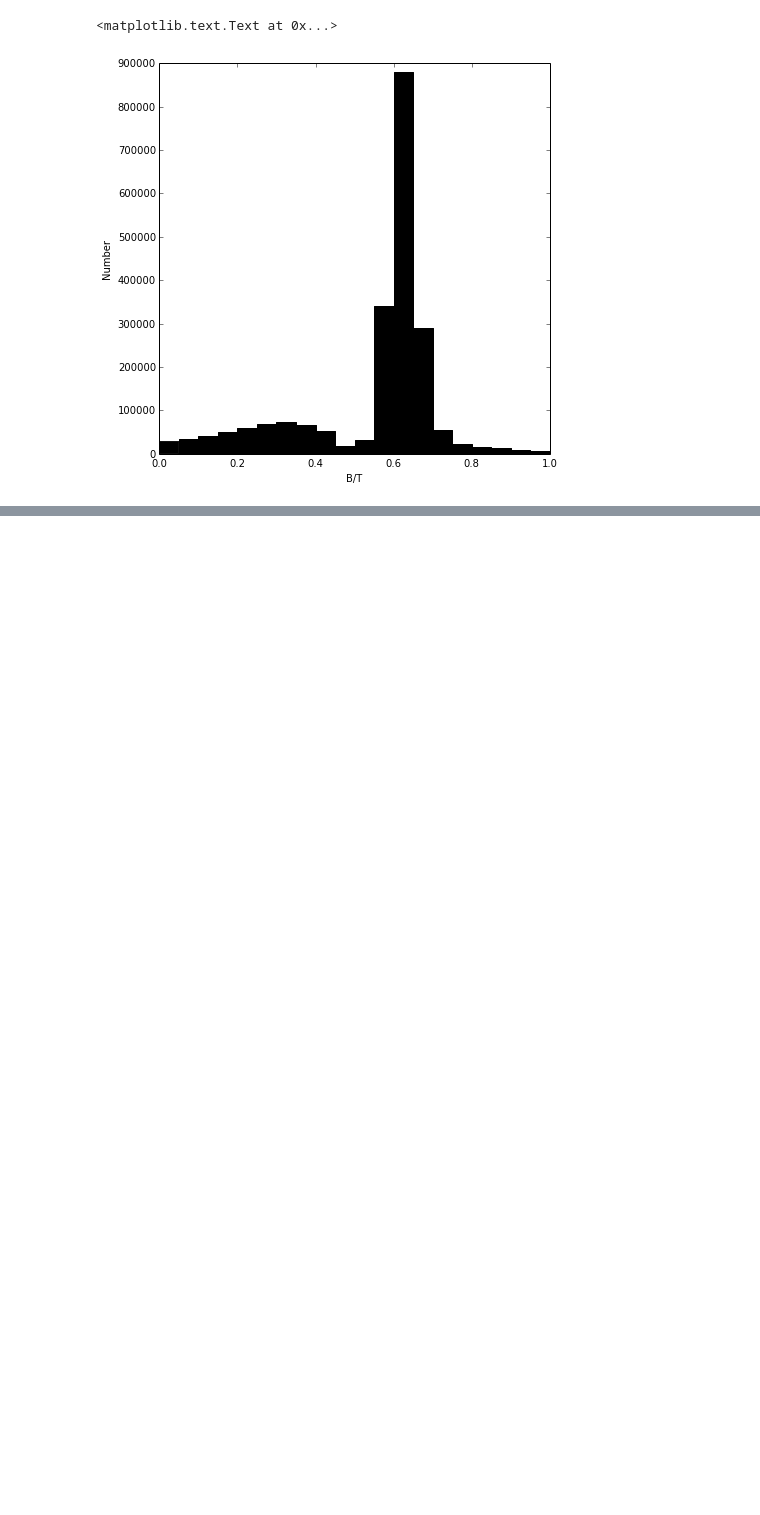
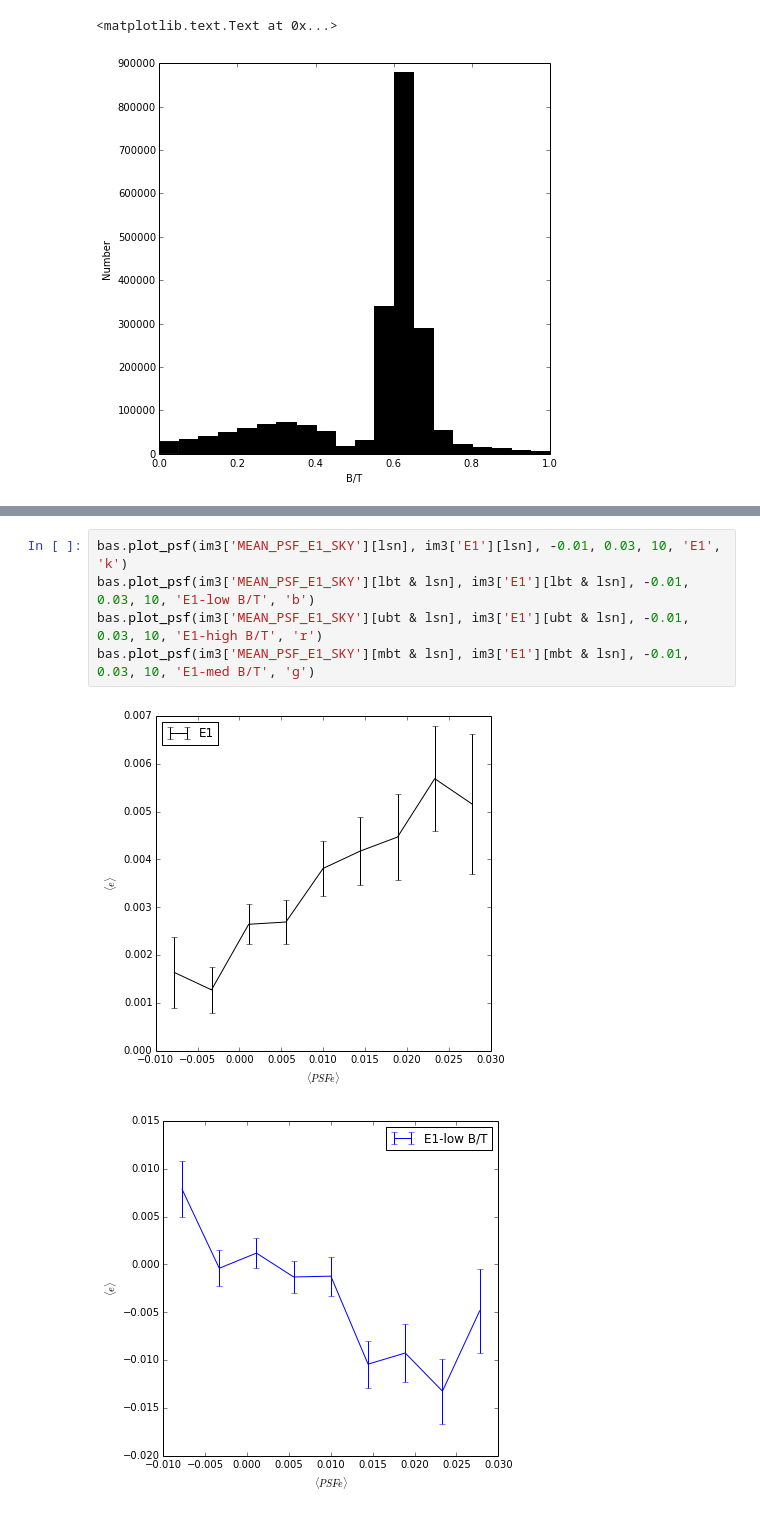
Before and after one commit to vvinuv/ipynb, a Jupyter notebook: im3shape_psf.ipynb, the cells around one changed output, grey strips where cells are left out. Drawn from its saved outputs; the diff is of its cells as text; blank space fills up the shorter version.

```diff
--- a/im3shape_psf.ipynb
+++ b/im3shape_psf.ipynb
@@ -132,0 +155,8 @@ pl.ylabel('Number')
+# %%
+bas.plot_psf(im3['MEAN_PSF_E1_SKY'][lsn], im3['E1'][lsn], -0.01, 0.03, 10, 'E1', 'k')
+bas.plot_psf(im3['MEAN_PSF_E1_SKY'][lbt & lsn], im3['E1'][lbt & lsn], -0.01, 0.03, 10, 'E1-low B/T', 'b')
+bas.plot_psf(im3['MEAN_PSF_E1_SKY'][ubt & lsn], im3['E1'][ubt & lsn], -0.01, 0.03, 10, 'E1-high B/T', 'r')
+bas.plot_psf(im3['MEAN_PSF_E1_SKY'][mbt & lsn], im3['E1'][mbt & lsn], -0.01, 0.03, 10, 'E1-med B/T', 'g')
+# %% [output]
+[figure, added]
+[figure, added]
```
Also changed, not shown: parts of 5 cells of this notebook.
